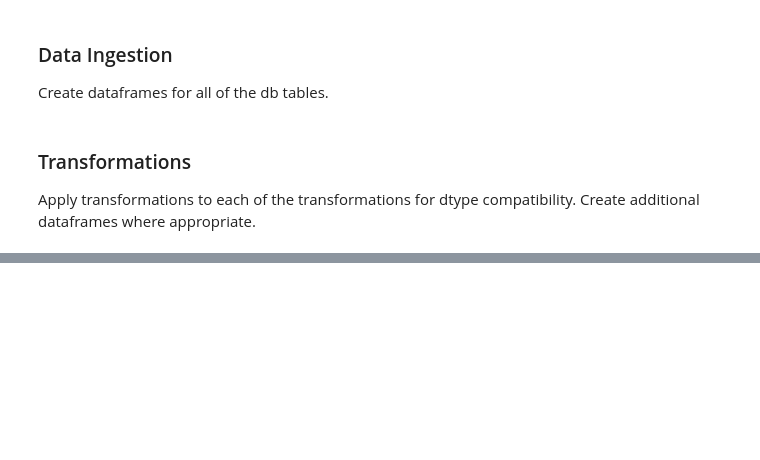
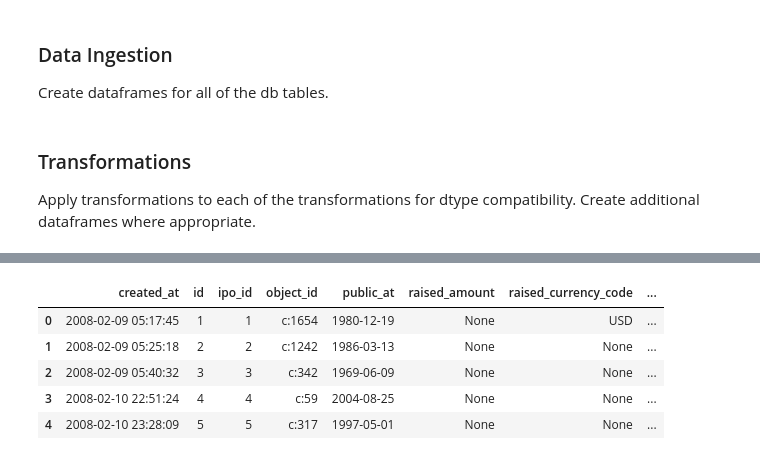
Before and after one commit to krishnr/Delphi, a Jupyter notebook: data_aug.ipynb, the cells around one changed output, grey strips where cells are left out. Drawn from its saved outputs; the diff is of its cells as text; code cells hidden in the pictures; blank space fills up the shorter version.

```diff
--- a/data_aug.ipynb
+++ b/data_aug.ipynb
@@ -81,0 +218,9 @@ Apply transformations to each of the transformations for dtype compatibility. Cr
+# %%
+df_ipos.head()
+# %% [output]
+|  | created_at | id | ipo_id | object_id | public_at | raised_amount | raised_currency_code | ... |
+| 0 | 2008-02-09 05:17:45 | 1 | 1 | c:1654 | 1980-12-19 | None | USD | ... |
+| 1 | 2008-02-09 05:25:18 | 2 | 2 | c:1242 | 1986-03-13 | None | None | ... |
+| 2 | 2008-02-09 05:40:32 | 3 | 3 | c:342 | 1969-06-09 | None | None | ... |
+| 3 | 2008-02-10 22:51:24 | 4 | 4 | c:59 | 2004-08-25 | None | None | ... |
+| 4 | 2008-02-10 23:28:09 | 5 | 5 | c:317 | 1997-05-01 | None | None | ... |
```
Also changed, not shown: parts of 26 cells of this notebook.
